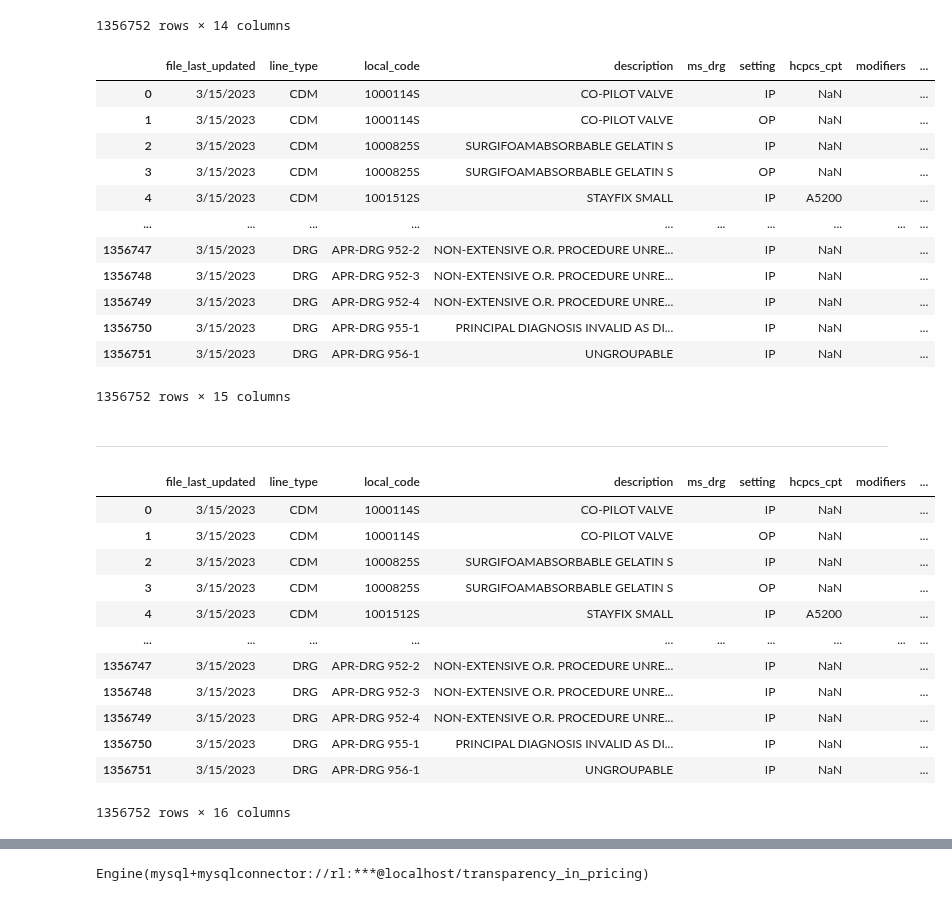
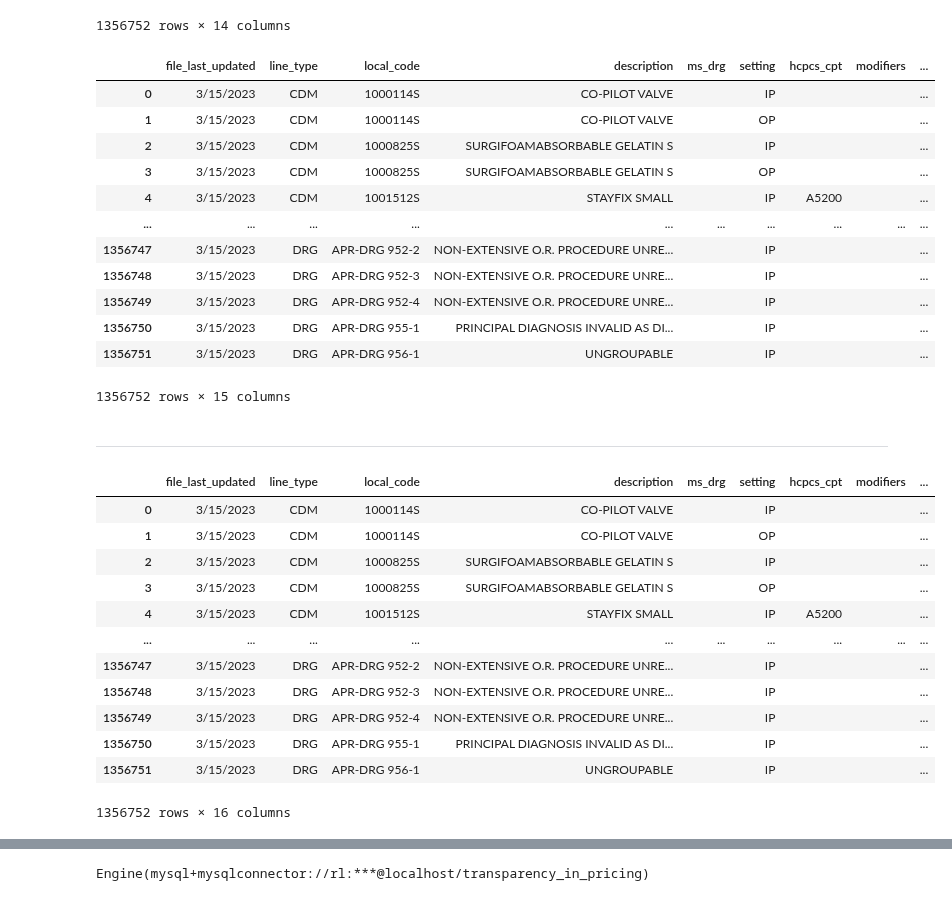
Before and after one commit to rl1987/dolthub-bounty-transparency-in-pricing, a Jupyter notebook: StewardDavis.ipynb, the cells around one changed output, grey strips where cells are left out. Cells and saved outputs as stored; diff of their text form; code cells hidden in the pictures.

```diff
--- a/StewardDavis.ipynb
+++ b/StewardDavis.ipynb
@@ -185,6 +185,7 @@ df_mid
 1356752 rows × 13 columns
 # %%
 df_mid.loc[df_mid['local_code'].str.startswith("APR-DRG"), 'apr_drg'] = df_mid[df_mid['local_code'].str.startswith("APR-DRG")]['ms_drg']
+df_mid['apr_drg'] = df_mid['apr_drg'].fillna('')
 df_mid.loc[df_mid['local_code'].str.startswith("APR-DRG"), 'ms_drg'] = ''
 df_mid
 # %% [output]
@@ -206,22 +205,25 @@ df_mid['eapg'] = '' # XXX: Steward does not provide this, I think.
 # %%
+df_mid['eapg'] = '' # XXX: Steward does not provide this, I think.
+df_mid['hcpcs_cpt'] = df_mid['hcpcs_cpt'].fillna('')
+df_mid['code'] = df_mid['code'].fillna('')
 df_mid['modifiers'] = df_mid['modifiers'].fillna('')
 df_mid['modifiers'] = df_mid['modifiers'].apply(lambda modifier: '' if len(modifier.strip()) == 0 else modifier)
 df_mid['rev_code'] = df_mid['rev_code'].fillna('')
 df_mid['local_code'] = df_mid['local_code'].fillna('')
 df_mid
 # %% [output]
 |  | file_last_updated | line_type | local_code | description | ms_drg | setting | hcpcs_cpt | modifiers | ... |
-| 0 | 3/15/2023 | CDM | 1000114S | CO-PILOT VALVE |  | IP | NaN |  | ... |
-| 1 | 3/15/2023 | CDM | 1000114S | CO-PILOT VALVE |  | OP | NaN |  | ... |
-| 2 | 3/15/2023 | CDM | 1000825S | SURGIFOAMABSORBABLE GELATIN S |  | IP | NaN |  | ... |
-| 3 | 3/15/2023 | CDM | 1000825S | SURGIFOAMABSORBABLE GELATIN S |  | OP | NaN |  | ... |
+| 0 | 3/15/2023 | CDM | 1000114S | CO-PILOT VALVE |  | IP |  |  | ... |
+| 1 | 3/15/2023 | CDM | 1000114S | CO-PILOT VALVE |  | OP |  |  | ... |
+| 2 | 3/15/2023 | CDM | 1000825S | SURGIFOAMABSORBABLE GELATIN S |  | IP |  |  | ... |
+| 3 | 3/15/2023 | CDM | 1000825S | SURGIFOAMABSORBABLE GELATIN S |  | OP |  |  | ... |
 | 4 | 3/15/2023 | CDM | 1001512S | STAYFIX SMALL |  | IP | A5200 |  | ... |
 | ... | ... | ... | ... | ... | ... | ... | ... | ... | ... |
-| 1356747 | 3/15/2023 | DRG | APR-DRG 952-2 | NON-EXTENSIVE O.R. PROCEDURE UNRE... |  | IP | NaN |  | ... |
-| 1356748 | 3/15/2023 | DRG | APR-DRG 952-3 | NON-EXTENSIVE O.R. PROCEDURE UNRE... |  | IP | NaN |  | ... |
-| 1356749 | 3/15/2023 | DRG | APR-DRG 952-4 | NON-EXTENSIVE O.R. PROCEDURE UNRE... |  | IP | NaN |  | ... |
-| 1356750 | 3/15/2023 | DRG | APR-DRG 955-1 | PRINCIPAL DIAGNOSIS INVALID AS DI... |  | IP | NaN |  | ... |
-| 1356751 | 3/15/2023 | DRG | APR-DRG 956-1 | UNGROUPABLE |  | IP | NaN |  | ... |
+| 1356747 | 3/15/2023 | DRG | APR-DRG 952-2 | NON-EXTENSIVE O.R. PROCEDURE UNRE... |  | IP |  |  | ... |
+| 1356748 | 3/15/2023 | DRG | APR-DRG 952-3 | NON-EXTENSIVE O.R. PROCEDURE UNRE... |  | IP |  |  | ... |
+| 1356749 | 3/15/2023 | DRG | APR-DRG 952-4 | NON-EXTENSIVE O.R. PROCEDURE UNRE... |  | IP |  |  | ... |
+| 1356750 | 3/15/2023 | DRG | APR-DRG 955-1 | PRINCIPAL DIAGNOSIS INVALID AS DI... |  | IP |  |  | ... |
+| 1356751 | 3/15/2023 | DRG | APR-DRG 956-1 | UNGROUPABLE |  | IP |  |  | ... |
 1356752 rows × 15 columns
 # %% [markdown]
 ------------------------------------------------------------------------------
@@ -242,17 +244,17 @@ df_mid['payer_category'] = df_mid['payer'].apply(payer_category_from_payer_orig)
 df_mid
 # %% [output]
 |  | file_last_updated | line_type | local_code | description | ms_drg | setting | hcpcs_cpt | modifiers | ... |
-| 0 | 3/15/2023 | CDM | 1000114S | CO-PILOT VALVE |  | IP | NaN |  | ... |
-| 1 | 3/15/2023 | CDM | 1000114S | CO-PILOT VALVE |  | OP | NaN |  | ... |
-| 2 | 3/15/2023 | CDM | 1000825S | SURGIFOAMABSORBABLE GELATIN S |  | IP | NaN |  | ... |
-| 3 | 3/15/2023 | CDM | 1000825S | SURGIFOAMABSORBABLE GELATIN S |  | OP | NaN |  | ... |
+| 0 | 3/15/2023 | CDM | 1000114S | CO-PILOT VALVE |  | IP |  |  | ... |
+| 1 | 3/15/2023 | CDM | 1000114S | CO-PILOT VALVE |  | OP |  |  | ... |
+| 2 | 3/15/2023 | CDM | 1000825S | SURGIFOAMABSORBABLE GELATIN S |  | IP |  |  | ... |
+| 3 | 3/15/2023 | CDM | 1000825S | SURGIFOAMABSORBABLE GELATIN S |  | OP |  |  | ... |
 | 4 | 3/15/2023 | CDM | 1001512S | STAYFIX SMALL |  | IP | A5200 |  | ... |
 | ... | ... | ... | ... | ... | ... | ... | ... | ... | ... |
-| 1356747 | 3/15/2023 | DRG | APR-DRG 952-2 | NON-EXTENSIVE O.R. PROCEDURE UNRE... |  | IP | NaN |  | ... |
-| 1356748 | 3/15/2023 | DRG | APR-DRG 952-3 | NON-EXTENSIVE O.R. PROCEDURE UNRE... |  | IP | NaN |  | ... |
-| 1356749 | 3/15/2023 | DRG | APR-DRG 952-4 | NON-EXTENSIVE O.R. PROCEDURE UNRE... |  | IP | NaN |  | ... |
-| 1356750 | 3/15/2023 | DRG | APR-DRG 955-1 | PRINCIPAL DIAGNOSIS INVALID AS DI... |  | IP | NaN |  | ... |
-| 1356751 | 3/15/2023 | DRG | APR-DRG 956-1 | UNGROUPABLE |  | IP | NaN |  | ... |
+| 1356747 | 3/15/2023 | DRG | APR-DRG 952-2 | NON-EXTENSIVE O.R. PROCEDURE UNRE... |  | IP |  |  | ... |
+| 1356748 | 3/15/2023 | DRG | APR-DRG 952-3 | NON-EXTENSIVE O.R. PROCEDURE UNRE... |  | IP |  |  | ... |
+| 1356749 | 3/15/2023 | DRG | APR-DRG 952-4 | NON-EXTENSIVE O.R. PROCEDURE UNRE... |  | IP |  |  | ... |
+| 1356750 | 3/15/2023 | DRG | APR-DRG 955-1 | PRINCIPAL DIAGNOSIS INVALID AS DI... |  | IP |  |  | ... |
+| 1356751 | 3/15/2023 | DRG | APR-DRG 956-1 | UNGROUPABLE |  | IP |  |  | ... |
 1356752 rows × 16 columns
 # %%
 df_mid['setting'] = df_mid['setting'].replace("OP", "outpatient").replace("IP", "inpatient")
```
Also changed, not shown: parts of 5 cells of this notebook.
